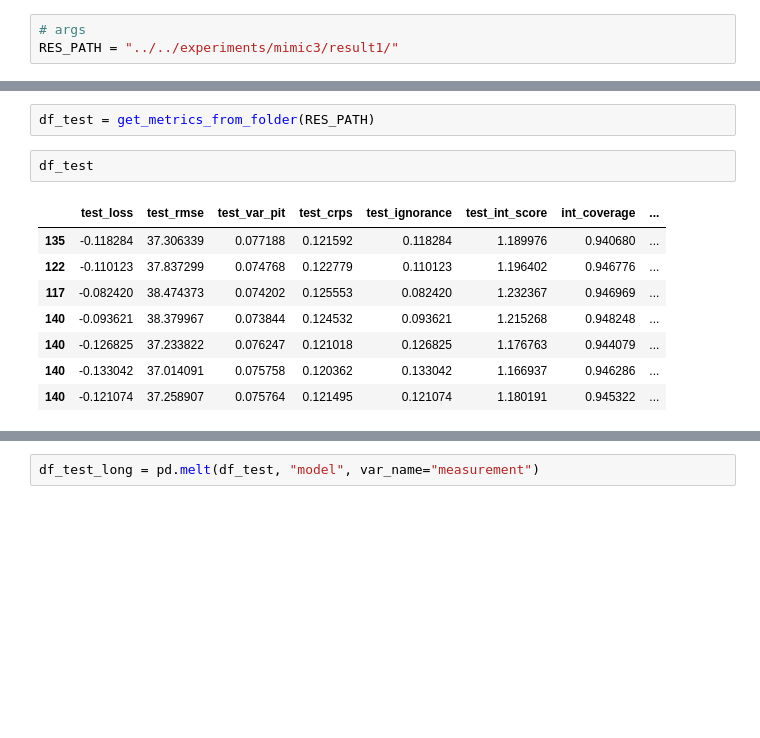
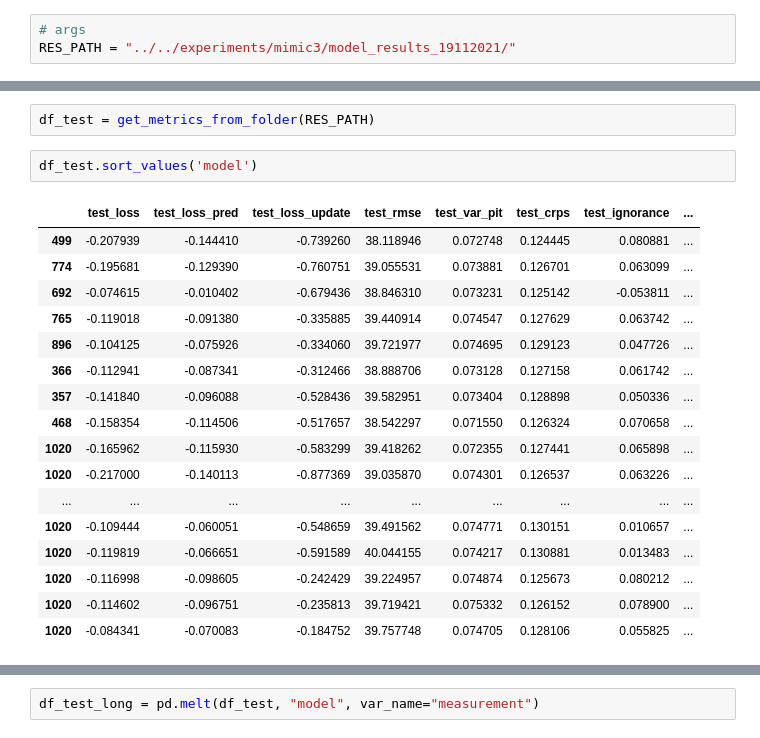
Before and after one commit to oizin/irregular-ts, a Jupyter notebook: scripts/eval/get_test_metrics.ipynb, the cells around one changed output, grey strips where cells are left out. Cells and saved outputs as stored; diff of their text form; blank space fills up the shorter version.

```diff
--- a/scripts/eval/get_test_metrics.ipynb
+++ b/scripts/eval/get_test_metrics.ipynb
@@ -9,7 +9,7 @@ import torch
 import seaborn as sns
 # %%
 # args
-RES_PATH = "../../experiments/mimic3/result1/"
+RES_PATH = "../../experiments/mimic3/model_results_19112021/"
 # %%
 def get_metrics_from_folder(path):
     df_tests = []
@@ -34,13 +34,22 @@ def get_metrics_from_folder(path):
 # %%
 df_test = get_metrics_from_folder(RES_PATH)
 # %%
-df_test
+df_test.sort_values('model')
 # %% [output]
-|  | test_loss | test_rmse | test_var_pit | test_crps | test_ignorance | test_int_score | int_coverage | ... |
-| 135 | -0.118284 | 37.306339 | 0.077188 | 0.121592 | 0.118284 | 1.189976 | 0.940680 | ... |
-| 122 | -0.110123 | 37.837299 | 0.074768 | 0.122779 | 0.110123 | 1.196402 | 0.946776 | ... |
-| 117 | -0.082420 | 38.474373 | 0.074202 | 0.125553 | 0.082420 | 1.232367 | 0.946969 | ... |
-| 140 | -0.093621 | 38.379967 | 0.073844 | 0.124532 | 0.093621 | 1.215268 | 0.948248 | ... |
-| 140 | -0.126825 | 37.233822 | 0.076247 | 0.121018 | 0.126825 | 1.176763 | 0.944079 | ... |
-| 140 | -0.133042 | 37.014091 | 0.075758 | 0.120362 | 0.133042 | 1.166937 | 0.946286 | ... |
-| 140 | -0.121074 | 37.258907 | 0.075764 | 0.121495 | 0.121074 | 1.180191 | 0.945322 | ... |
+|  | test_loss | test_loss_pred | test_loss_update | test_rmse | test_var_pit | test_crps | test_ignorance | ... |
+| 499 | -0.207939 | -0.144410 | -0.739260 | 38.118946 | 0.072748 | 0.124445 | 0.080881 | ... |
+| 774 | -0.195681 | -0.129390 | -0.760751 | 39.055531 | 0.073881 | 0.126701 | 0.063099 | ... |
+| 692 | -0.074615 | -0.010402 | -0.679436 | 38.846310 | 0.073231 | 0.125142 | -0.053811 | ... |
+| 765 | -0.119018 | -0.091380 | -0.335885 | 39.440914 | 0.074547 | 0.127629 | 0.063742 | ... |
+| 896 | -0.104125 | -0.075926 | -0.334060 | 39.721977 | 0.074695 | 0.129123 | 0.047726 | ... |
+| 366 | -0.112941 | -0.087341 | -0.312466 | 38.888706 | 0.073128 | 0.127158 | 0.061742 | ... |
+| 357 | -0.141840 | -0.096088 | -0.528436 | 39.582951 | 0.073404 | 0.128898 | 0.050336 | ... |
+| 468 | -0.158354 | -0.114506 | -0.517657 | 38.542297 | 0.071550 | 0.126324 | 0.070658 | ... |
+| 1020 | -0.165962 | -0.115930 | -0.583299 | 39.418262 | 0.072355 | 0.127441 | 0.065898 | ... |
+| 1020 | -0.217000 | -0.140113 | -0.877369 | 39.035870 | 0.074301 | 0.126537 | 0.063226 | ... |
+| ... | ... | ... | ... | ... | ... | ... | ... | ... |
+| 1020 | -0.109444 | -0.060051 | -0.548659 | 39.491562 | 0.074771 | 0.130151 | 0.010657 | ... |
+| 1020 | -0.119819 | -0.066651 | -0.591589 | 40.044155 | 0.074217 | 0.130881 | 0.013483 | ... |
+| 1020 | -0.116998 | -0.098605 | -0.242429 | 39.224957 | 0.074874 | 0.125673 | 0.080212 | ... |
+| 1020 | -0.114602 | -0.096751 | -0.235813 | 39.719421 | 0.075332 | 0.126152 | 0.078900 | ... |
+| 1020 | -0.084341 | -0.070083 | -0.184752 | 39.757748 | 0.074705 | 0.128106 | 0.055825 | ... |
```
Also changed, not shown: parts of 2 cells of this notebook, 53 other files.
